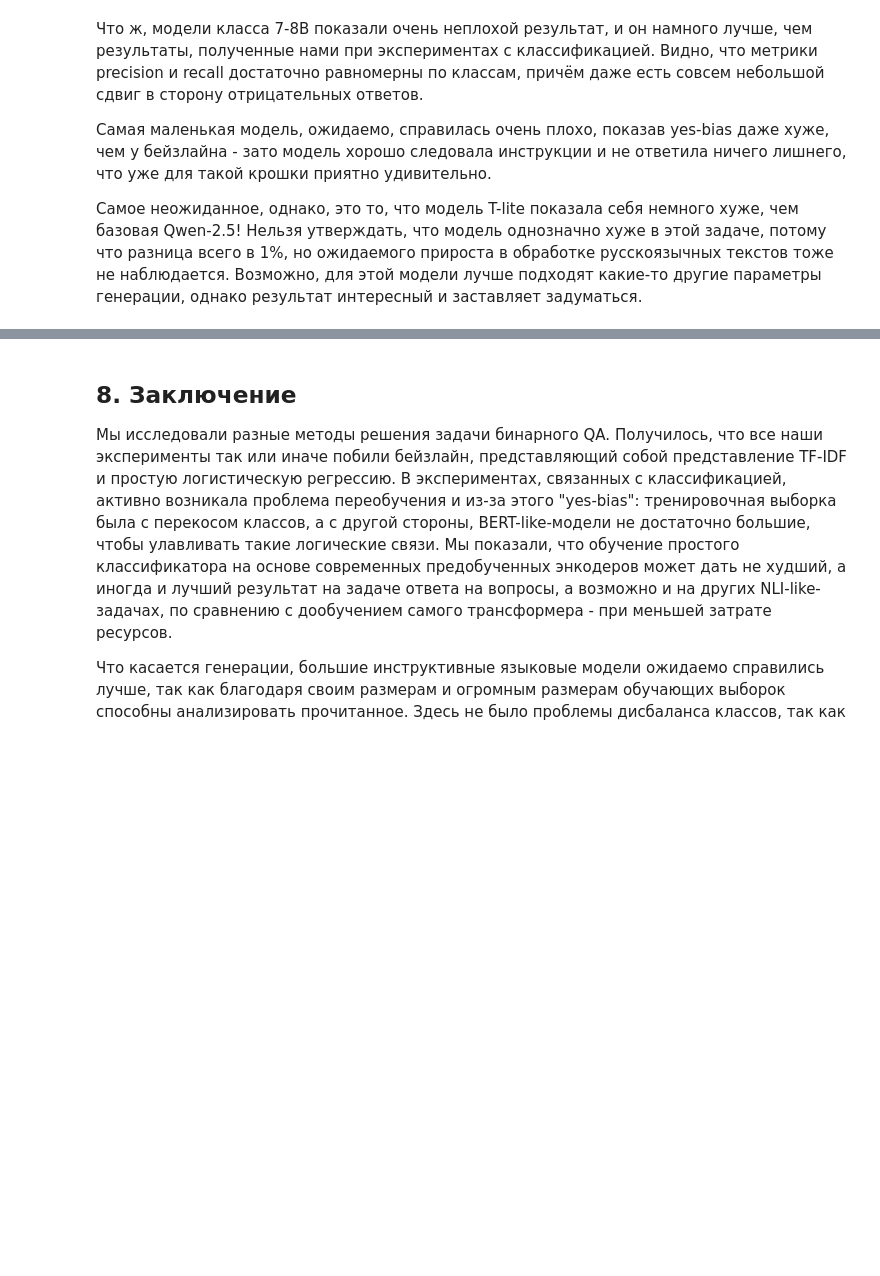
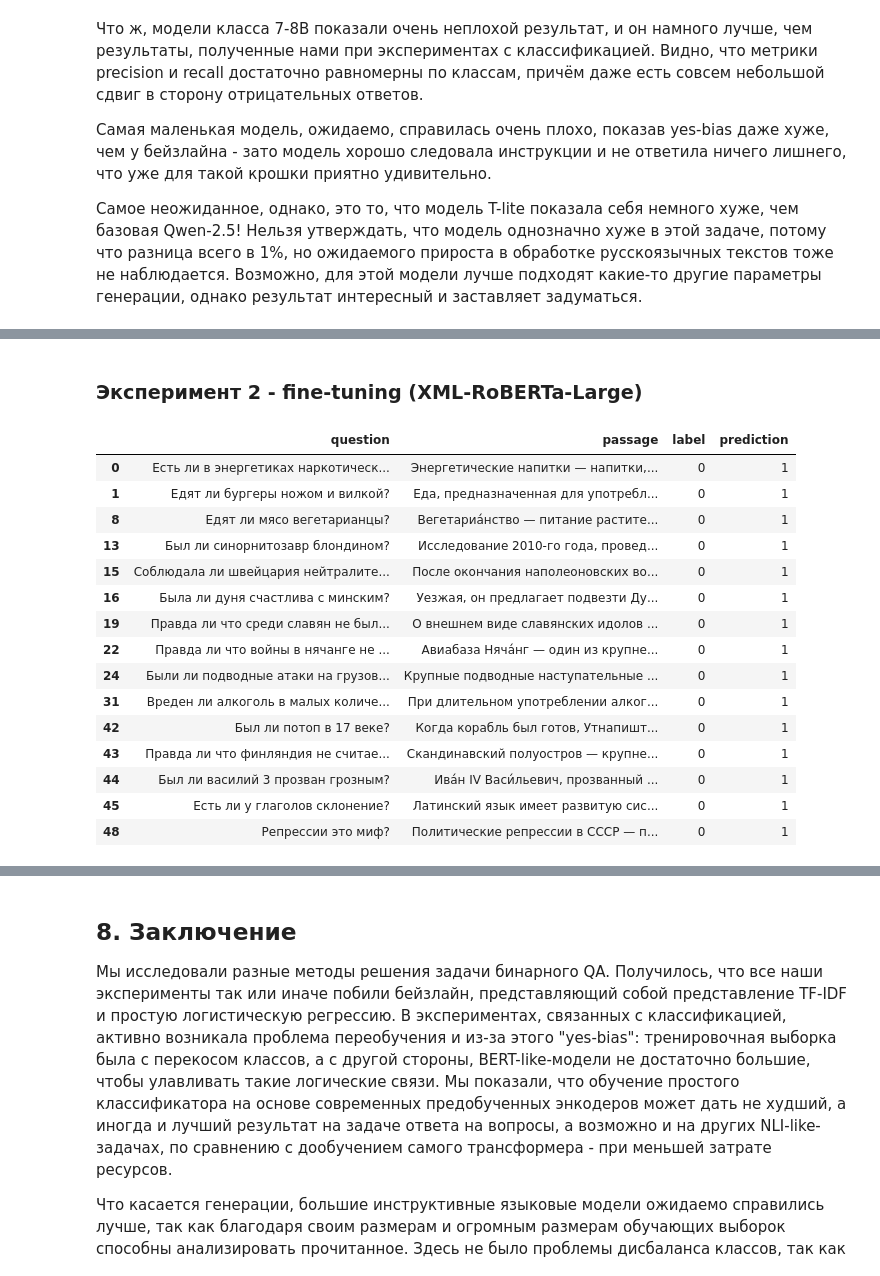
Before and after one commit to Futyn-Maker/nlp_4th_year_DaNetQA_project, a Jupyter notebook: project_DaNetQA.ipynb, the cells around one changed output, grey strips where cells are left out. Drawn from its saved outputs; the diff is of its cells as text; code cells hidden in the pictures; blank space fills up the shorter version.

```diff
--- a/project_DaNetQA.ipynb
+++ b/project_DaNetQA.ipynb
@@ -1475,0 +1522,21 @@ torch.cuda.empty_cache()
+# %% [markdown]
+### Эксперимент 2 - fine-tuning (XML-RoBERTa-Large)
+# %%
+compare_labels("exp_preds/exp2.jsonl")
+# %% [output]
+|  | question | passage | label | prediction |
+| 0 | Есть ли в энергетиках наркотическ... | Энергетические напитки — напитки,... | 0 | 1 |
+| 1 | Едят ли бургеры ножом и вилкой? | Еда, предназначенная для употребл... | 0 | 1 |
+| 8 | Едят ли мясо вегетарианцы? | Вегетариа́нство — питание растите... | 0 | 1 |
+| 13 | Был ли синорнитозавр блондином? | Исследование 2010-го года, провед... | 0 | 1 |
+| 15 | Соблюдала ли швейцария нейтралите... | После окончания наполеоновских во... | 0 | 1 |
+| 16 | Была ли дуня счастлива с минским? | Уезжая, он предлагает подвезти Ду... | 0 | 1 |
+| 19 | Правда ли что среди славян не был... | О внешнем виде славянских идолов ... | 0 | 1 |
+| 22 | Правда ли что войны в нячанге не ... | Авиабаза Няча́нг — один из крупне... | 0 | 1 |
+| 24 | Были ли подводные атаки на грузов... | Крупные подводные наступательные ... | 0 | 1 |
+| 31 | Вреден ли алкоголь в малых количе... | При длительном употреблении алког... | 0 | 1 |
+| 42 | Был ли потоп в 17 веке? | Когда корабль был готов, Утнапишт... | 0 | 1 |
+| 43 | Правда ли что финляндия не считае... | Скандинавский полуостров — крупне... | 0 | 1 |
+| 44 | Был ли василий 3 прозван грозным? | Ива́н IV Васи́льевич, прозванный ... | 0 | 1 |
+| 45 | Есть ли у глаголов склонение? | Латинский язык имеет развитую сис... | 0 | 1 |
+| 48 | Репрессии это миф? | Политические репрессии в СССР — п... | 0 | 1 |
```
Also changed, not shown: parts of 23 cells of this notebook.
